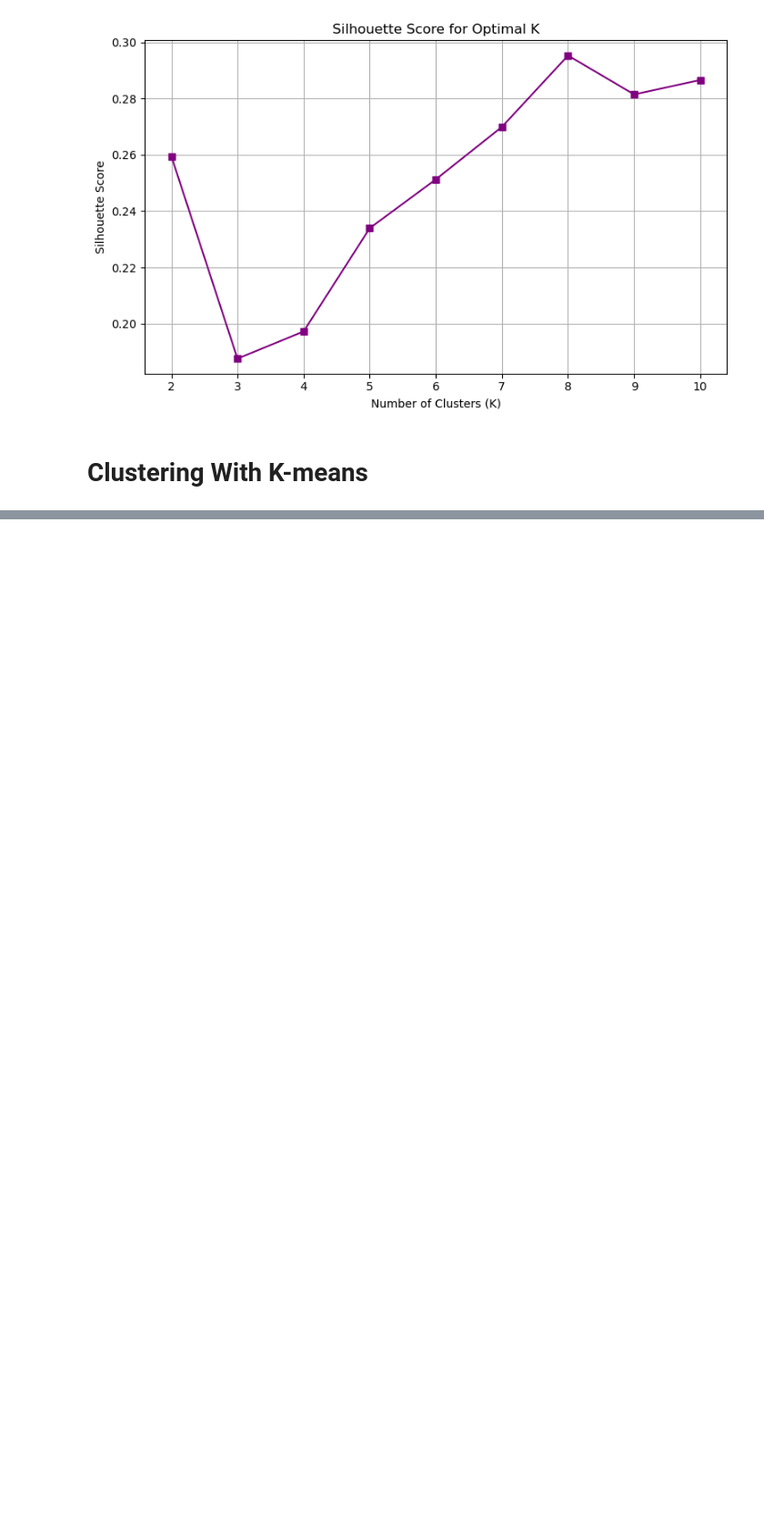
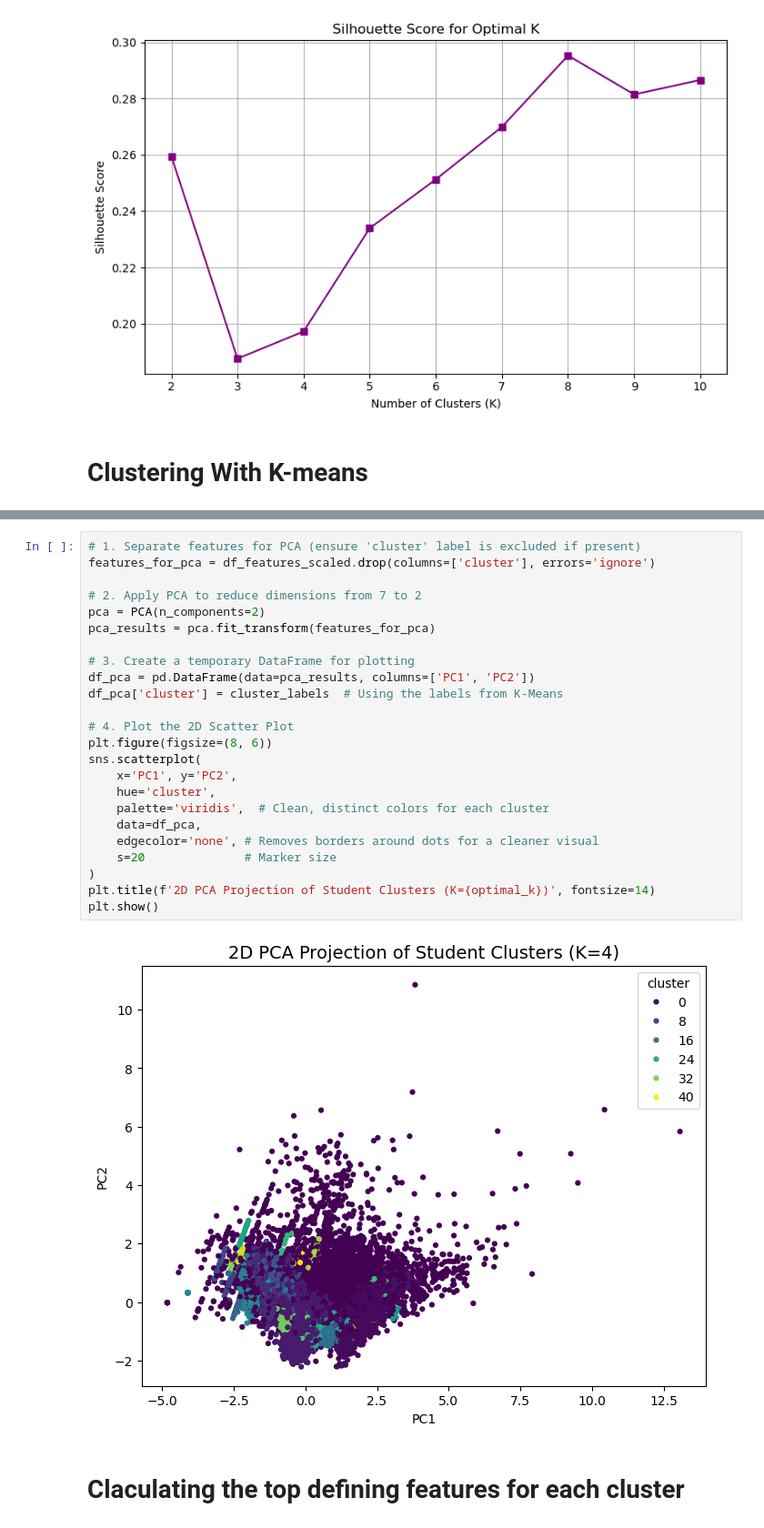
Before and after one commit to Muaz-fmb/MOOC-Radar-Student-Behavior-Clustering-, a Jupyter notebook: clustering.ipynb, the cells around one changed output, grey strips where cells are left out. Shown at 91% size. Saved outputs shown, nothing was run; the diff lists cells and outputs as text; blank space fills up the shorter version.

```diff
--- a/clustering.ipynb
+++ b/clustering.ipynb
@@ -452,0 +460,28 @@ plt.show()
+# %%
+# 1. Separate features for PCA (ensure 'cluster' label is excluded if present)
+features_for_pca = df_features_scaled.drop(columns=['cluster'], errors='ignore')
+
+# 2. Apply PCA to reduce dimensions from 7 to 2
+pca = PCA(n_components=2)
+pca_results = pca.fit_transform(features_for_pca)
+
+# 3. Create a temporary DataFrame for plotting
+df_pca = pd.DataFrame(data=pca_results, columns=['PC1', 'PC2'])
+df_pca['cluster'] = cluster_labels  # Using the labels from K-Means
+
+# 4. Plot the 2D Scatter Plot
+plt.figure(figsize=(8, 6))
+sns.scatterplot(
+    x='PC1', y='PC2',
+    hue='cluster',
+    palette='viridis',  # Clean, distinct colors for each cluster
+    data=df_pca,
+    edgecolor='none', # Removes borders around dots for a cleaner visual
+    s=20              # Marker size
+)
+plt.title(f'2D PCA Projection of Student Clusters (K={optimal_k})', fontsize=14)
+plt.show()
+# %% [output]
+[figure, added]
+# %% [markdown]
+# Claculating the top defining features for each cluster
```
Also changed, not shown: parts of 7 cells of this notebook.
